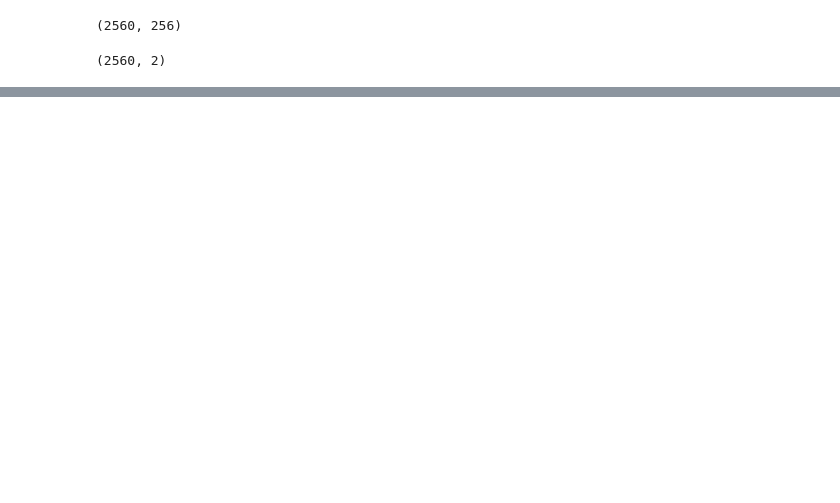
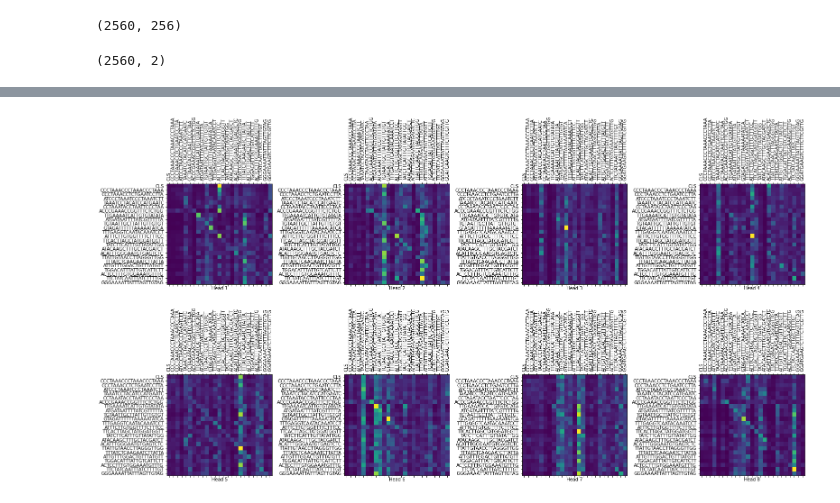
Before and after one commit to jguhlin/beaker, a Jupyter notebook: BioBeaker_Initial_Notebook_Playground.ipynb, the cells around one changed output, grey strips where cells are left out. Cells and saved outputs as stored; diff of their text form; code cells hidden in the pictures; blank space fills up the shorter version.

```diff
--- a/BioBeaker_Initial_Notebook_Playground.ipynb
+++ b/BioBeaker_Initial_Notebook_Playground.ipynb
@@ -298,0 +439,5 @@ fig.show()
+# %%
+plot_attention_weights(attn, kmers_converted, "encoder_layer3_block")
+# Layer 3
+# %% [output]
+[figure, added]
```
Also changed, not shown: parts of 19 cells of this notebook.
